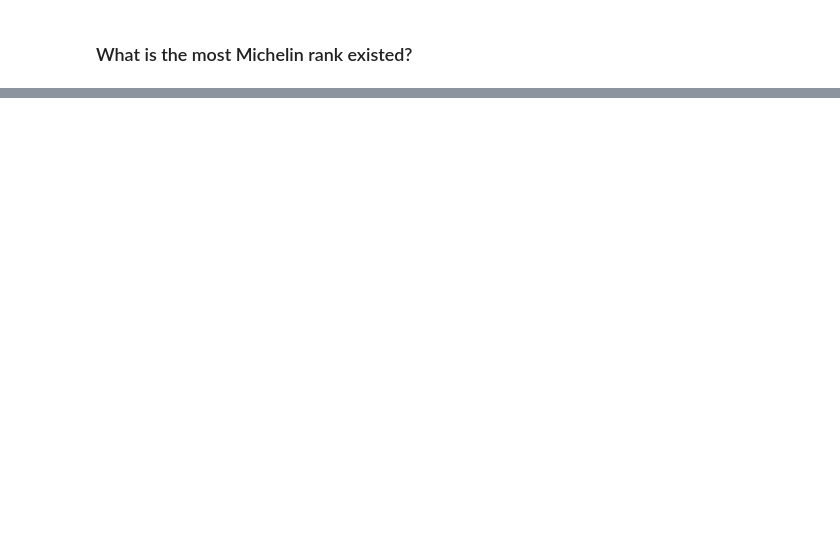
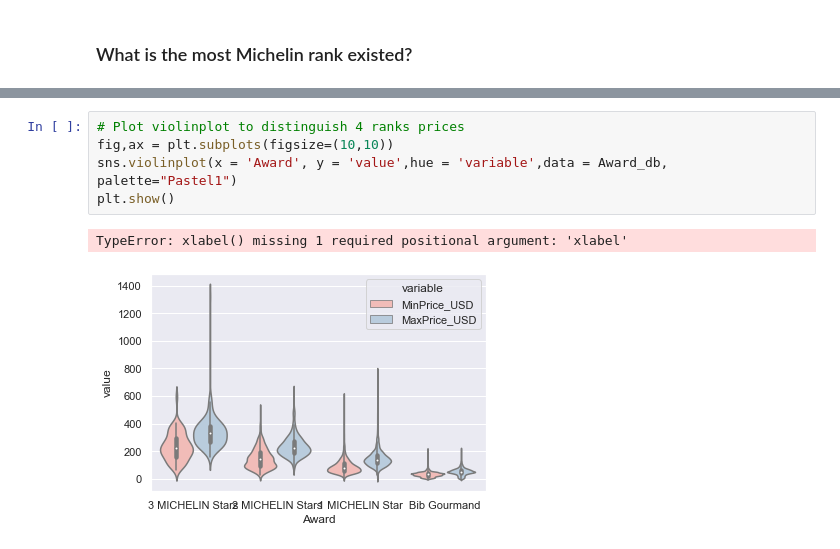
Before and after one commit to LeonTran29/Michelin_Guide_Restaurants_2021_EDA, a Jupyter notebook: Michelin_GR_2021_EDA.ipynb, the cells around one changed output, grey strips where cells are left out. Cells and saved outputs as stored; diff of their text form; blank space fills up the shorter version.

```diff
--- a/Michelin_GR_2021_EDA.ipynb
+++ b/Michelin_GR_2021_EDA.ipynb
@@ -257,0 +358,8 @@ sns.violinplot(x = )
+# %%
+# Plot violinplot to distinguish 4 ranks prices
+fig,ax = plt.subplots(figsize=(10,10))
+sns.violinplot(x = 'Award', y = 'value',hue = 'variable',data = Award_db, palette="Pastel1")
+plt.show()
+# %% [output]
+TypeError: xlabel() missing 1 required positional argument: 'xlabel'
+[figure, added]
```
Also changed, not shown: parts of 14 cells of this notebook.
